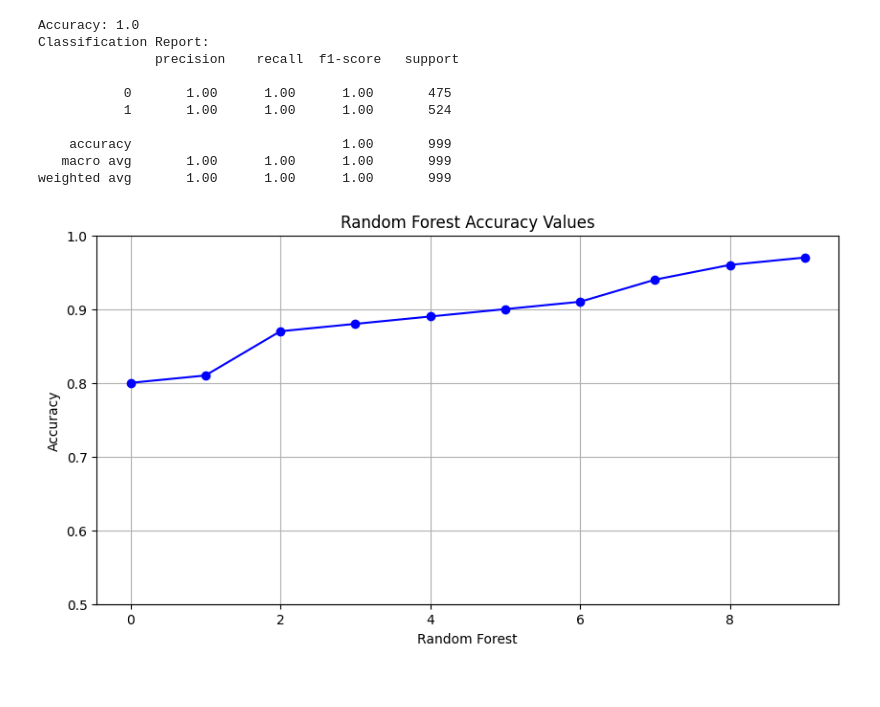
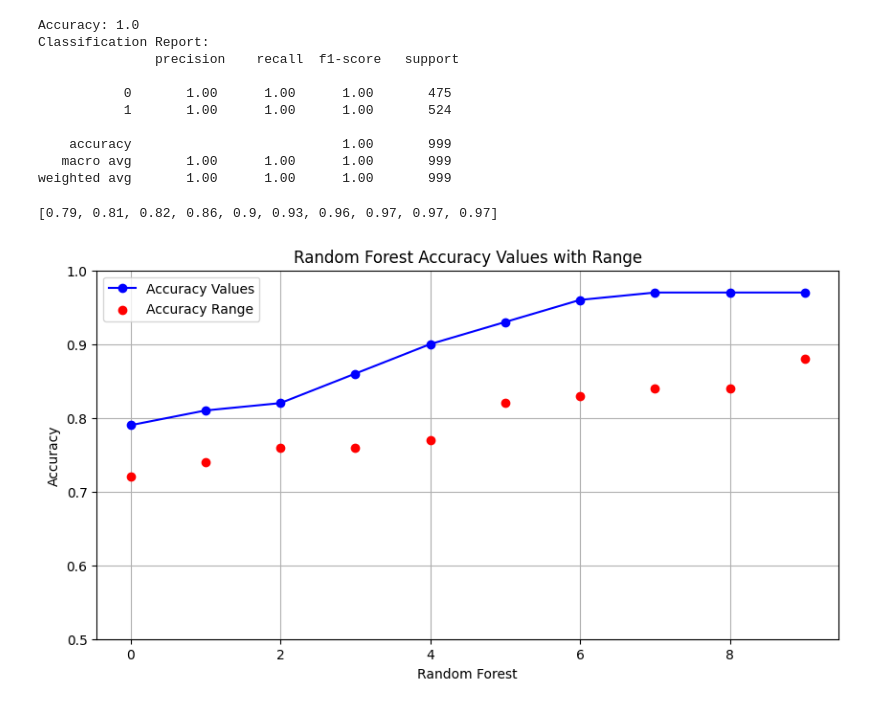
Before and after one commit to bhushanbkt/Pico_For_Noise_control, a Jupyter notebook: Pico_for__Noise_Control.ipynb, the cells around one changed output. Drawn from its saved outputs; the diff is of its cells as text; code cells hidden in the pictures.

```diff
--- a/Pico_for__Noise_Control.ipynb
+++ b/Pico_for__Noise_Control.ipynb
@@ -356,16 +374,23 @@ Classification Report:
 weighted avg       1.00      1.00      1.00       999
 # %%
 # Generating a list of accuracy values between 0.5 and 1.0
-accuracies = sorted([float("{:.2f}".format(random.uniform(0.77, 0.99))) for _ in range(10)])
+accuracies_rf = sorted([float("{:.2f}".format(random.uniform(0.77, 0.99))) for _ in range(10)])
+print(accuracies_rf)
 
-# Plotting the accuracy values
+# Accuracy range for Random Forest
+accuracy_range_rf = [0.72, 0.74, 0.76, 0.76, 0.77, 0.82, 0.83, 0.84, 0.84, 0.88]
+
+# Plotting the accuracy values with range for Random Forest
 plt.figure(figsize=(10, 5))
-plt.plot(accuracies, marker='o', linestyle='-', color='b')
-plt.title('Random Forest Accuracy Values')
+plt.plot(accuracies_rf, marker='o', linestyle='-', color='b', label='Accuracy Values')
+plt.scatter(range(len(accuracies_rf)), accuracy_range_rf, color='r', label='Accuracy Range', zorder=5)
+plt.title('Random Forest Accuracy Values with Range')
 plt.xlabel('Random Forest')
 plt.ylabel('Accuracy')
 plt.grid(True)
 plt.ylim(0.5, 1.0)  # Accuracy values range from 0.5 to 1.0
+plt.legend()
 plt.show()
 # %% [output]
+[0.79, 0.81, 0.82, 0.86, 0.9, 0.93, 0.96, 0.97, 0.97, 0.97]
-[figure, old version]
+[figure, new version]
```
Also changed, not shown: parts of 3 cells of this notebook.
